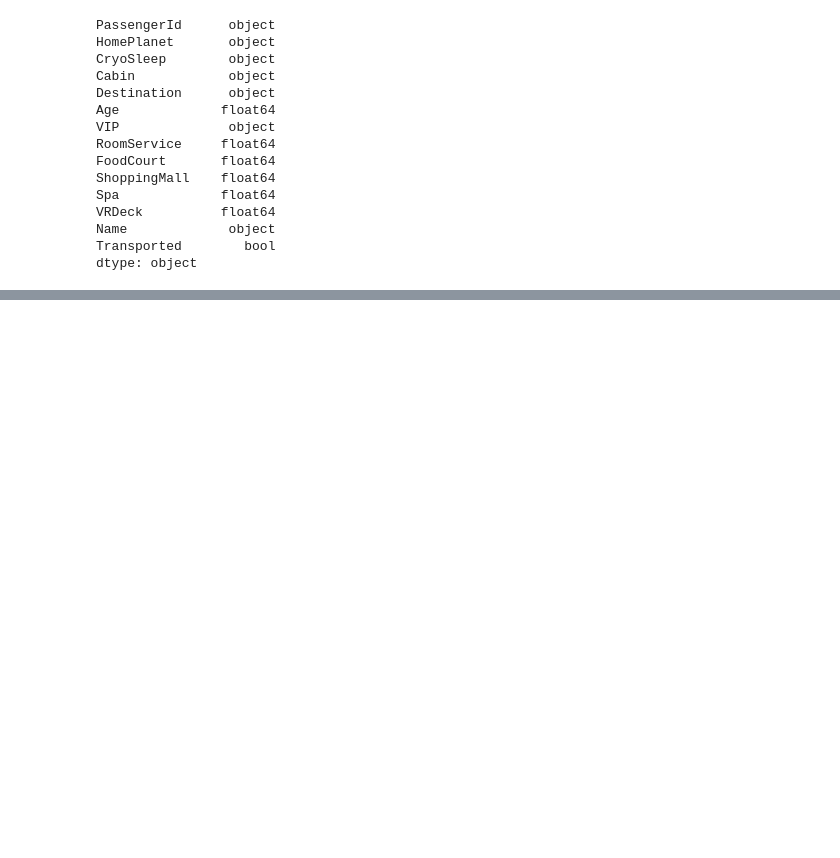
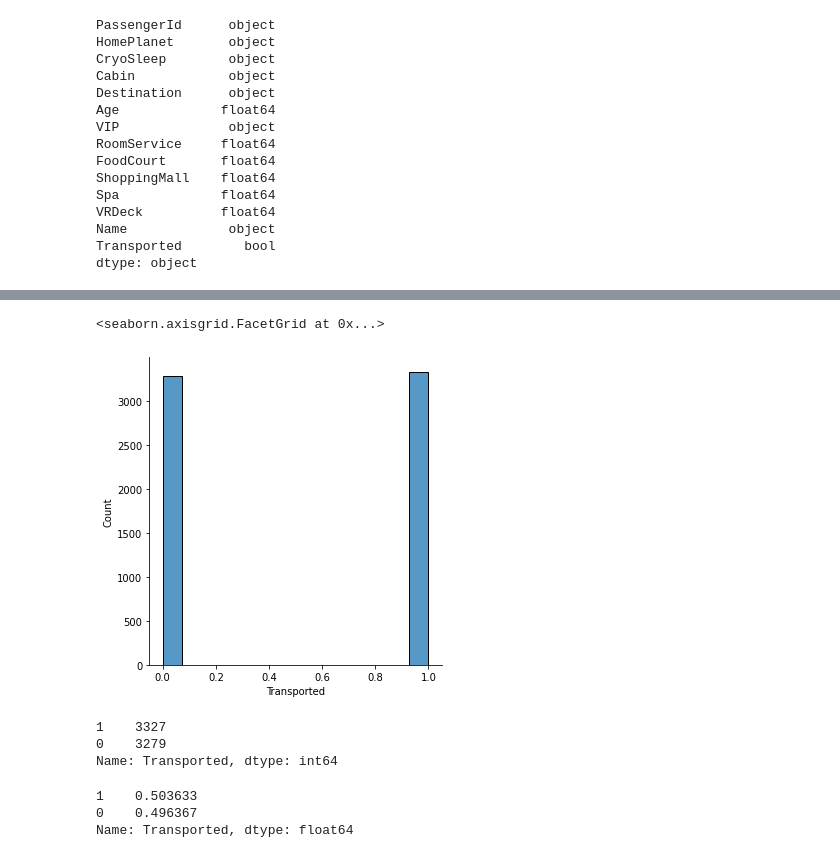
Before and after one commit to ThierrryScotto/Spaceship-Titanic, a Jupyter notebook: Spaceship_Titanic.ipynb, the cells around one changed output, grey strips where cells are left out. Saved outputs shown, nothing was run; the diff lists cells and outputs as text; code cells hidden in the pictures; blank space fills up the shorter version.

```diff
--- a/Spaceship_Titanic.ipynb
+++ b/Spaceship_Titanic.ipynb
@@ -155,3 +163,5 @@ VRDeck          float64
 Name             object
 Transported        bool
 dtype: object
+# %%
+df_train = df_train.dropna()
@@ -157,0 +204,3 @@ dtype: object
+# %%
+df_train['Transported'].replace({False: 0, True: 1}, inplace=True)
+df_train['Transported']
@@ -157,0 +224,19 @@ dtype: object
+# %%
+sns.displot(df_train['Transported'])
+# %% [output]
+<seaborn.axisgrid.FacetGrid at 0x...>
+[figure, added]
+# %%
+transported_count = df_train['Transported'].value_counts()
+transported_count
+# %% [output]
+1    3327
+0    3279
+Name: Transported, dtype: int64
+# %%
+transported_percent = transported_count / len(df_train)
+transported_percent
+# %% [output]
+1    0.503633
+0    0.496367
+Name: Transported, dtype: float64
```
Also changed, not shown: parts of 28 cells of this notebook.
